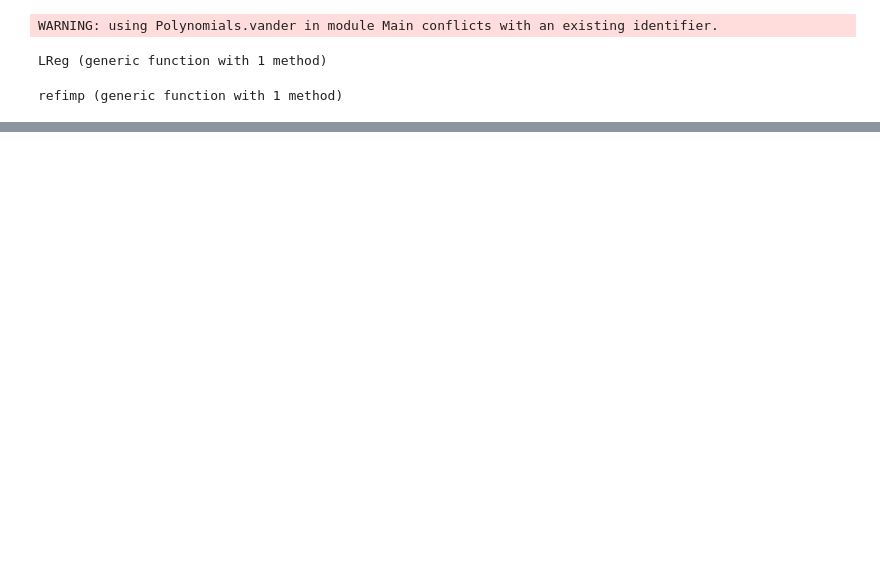
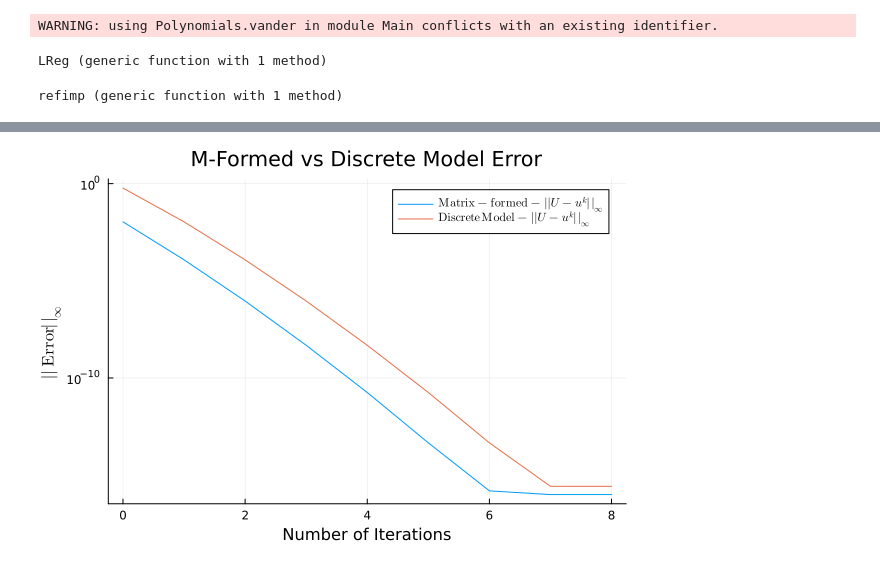
Before and after one commit to Sontosh05/Draft-Projects, a Jupyter notebook: multilevel-project/Implicit-parallel-two-level-DC.ipynb, the cells around one changed output, grey strips where cells are left out. Saved outputs shown, nothing was run; the diff lists cells and outputs as text; code cells hidden in the pictures; blank space fills up the shorter version.

```diff
--- a/multilevel-project/Implicit-parallel-two-level-DC.ipynb
+++ b/multilevel-project/Implicit-parallel-two-level-DC.ipynb
@@ -221,0 +344,41 @@ convergence order = 2.0246113840696536
+# %%
+# Comparision with structured matrix form and approximated numerical solution
+using LinearAlgebra, Plots, LaTeXStrings
+
+u0 = 1.0
+a = 0
+b = 1.0
+lambda= -1.0
+f(t, u) = lambda*u
+N = 20
+K = 8 # Number of Iterations
+m = 2
+Nc=div(N, m)
+err1=zeros(K+1)
+err2=zeros(K+1)
+Uref=MLin(N, m, u0, lambda)
+u_store=zeros(Nc+1, K+1)
+tval, uap=twolevel(f, a, b, N, u0, lambda, m, K)
+U, t = refimp(f, a, b, u0, lambda, N) # Reference Solution
+for k=1:K+1
+    u_store[:, k]=Mappr(N, m, u0, lambda, k)
+    err1[k]= norm(u_store[:, k] .- Uref, Inf) .+10^(-16)
+    err2[k]= norm(U[1, 1:m:end, 2] .- uap[1, 1:m:end, k], Inf) .+10^(-16)
+
+end
+plot(0:K, err1,
+    yaxis=:log, xlabel="Number of Iterations",
+    ylabel=L"||\mathrm{Error}||_\infty",
+    title="M-Formed vs Discrete Model Error",
+    label=L"\mathrm{Matrix-formed-}\, ||U-u^k||_\infty"
+)
+plot!(0:K, err2,
+
+    label=L"\mathrm{Discrete \, Model-}\, ||U-u^k||_\infty"
+)
+
+savefig("M-error_vs_Discrete-model-error2.png")
+# Display the plot
+display(plot!(legend=:topright))
+# %% [output]
+[figure, added]
```
Also changed, not shown: parts of 22 cells of this notebook, 24 other files.
